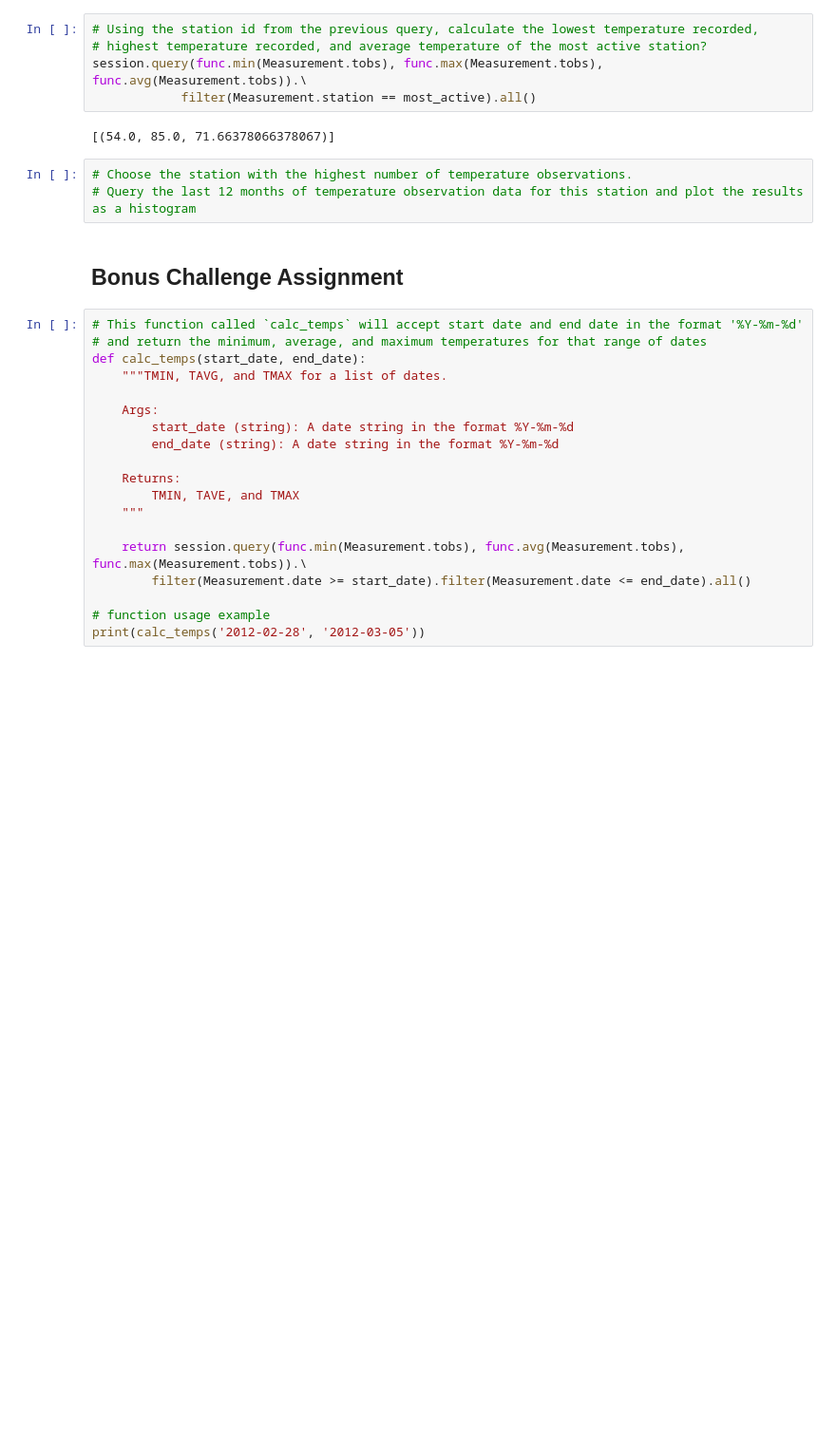
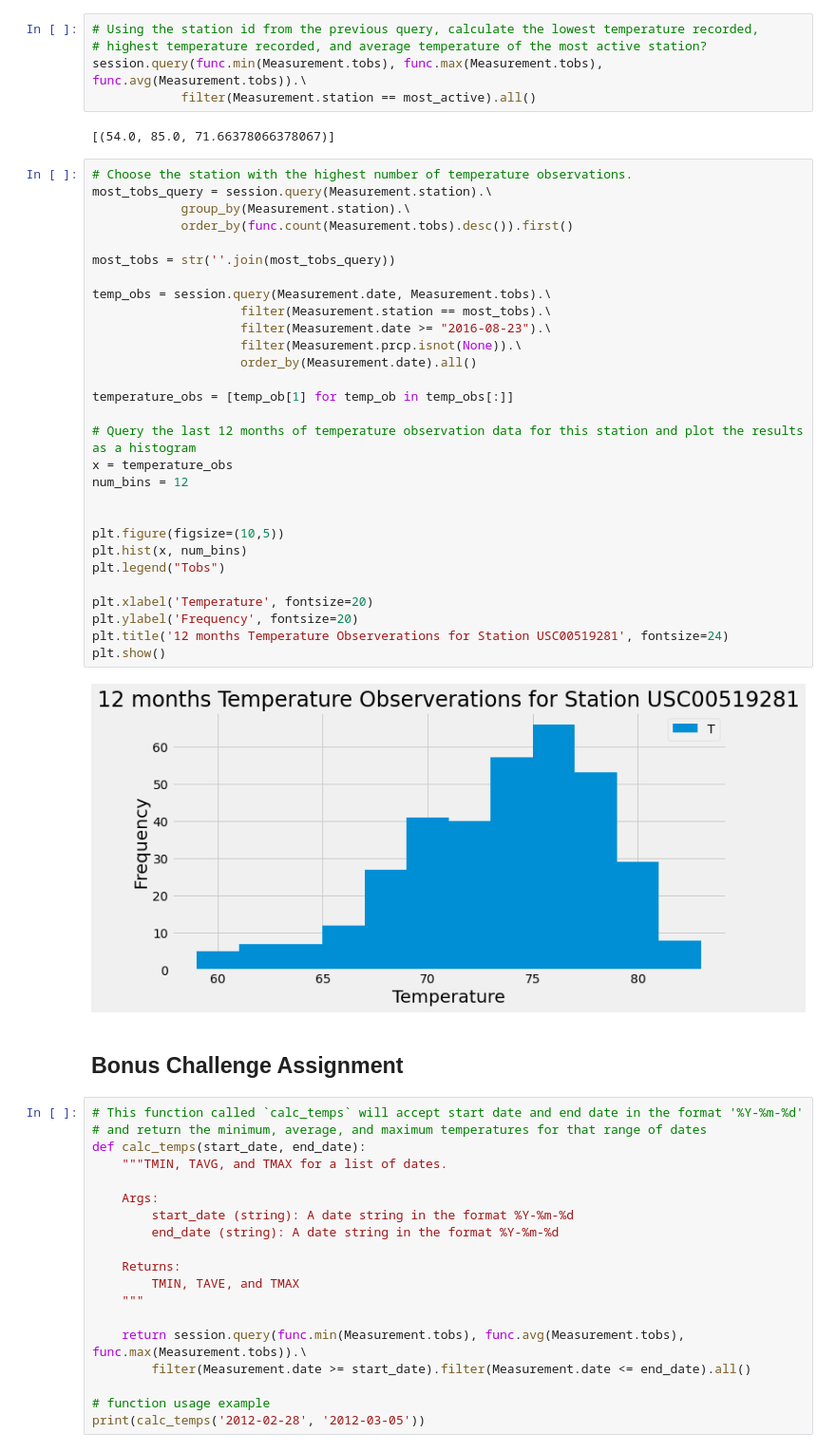
Before and after one commit to yuyhong23/sqlalchemy-challenge, a Jupyter notebook: climate_starter-Copy1.ipynb, the cells around one changed output. Shown: that part at 95% size. Saved outputs shown, nothing was run; the diff lists cells and outputs as text; blank space fills up the shorter version.

```diff
--- a/climate_starter-Copy1.ipynb
+++ b/climate_starter-Copy1.ipynb
@@ -158,9 +158,37 @@ session.query(func.min(Measurement.tobs), func.max(Measurement.tobs), func.avg(M
             filter(Measurement.station == most_active).all()
 # %% [output]
 [(54.0, 85.0, 71.66378066378067)]
-# %%
-# Choose the station with the highest number of temperature observations.
-# Query the last 12 months of temperature observation data for this station and plot the results as a histogram
+# %%
+# Choose the station with the highest number of temperature observations.
+most_tobs_query = session.query(Measurement.station).\
+            group_by(Measurement.station).\
+            order_by(func.count(Measurement.tobs).desc()).first()
+
+most_tobs = str(''.join(most_tobs_query))
+
+temp_obs = session.query(Measurement.date, Measurement.tobs).\
+                    filter(Measurement.station == most_tobs).\
+                    filter(Measurement.date >= "2016-08-23").\
+                    filter(Measurement.prcp.isnot(None)).\
+                    order_by(Measurement.date).all()
+
+temperature_obs = [temp_ob[1] for temp_ob in temp_obs[:]]
+
+# Query the last 12 months of temperature observation data for this station and plot the results as a histogram
+x = temperature_obs
+num_bins = 12
+
+
+plt.figure(figsize=(10,5))
+plt.hist(x, num_bins)
+plt.legend("Tobs")
+
+plt.xlabel('Temperature', fontsize=20)
+plt.ylabel('Frequency', fontsize=20)
+plt.title('12 months Temperature Observerations for Station USC00519281', fontsize=24)
+plt.show()
+# %% [output]
+[figure, added]
 # %% [markdown]
 ## Bonus Challenge Assignment
 # %%
```
